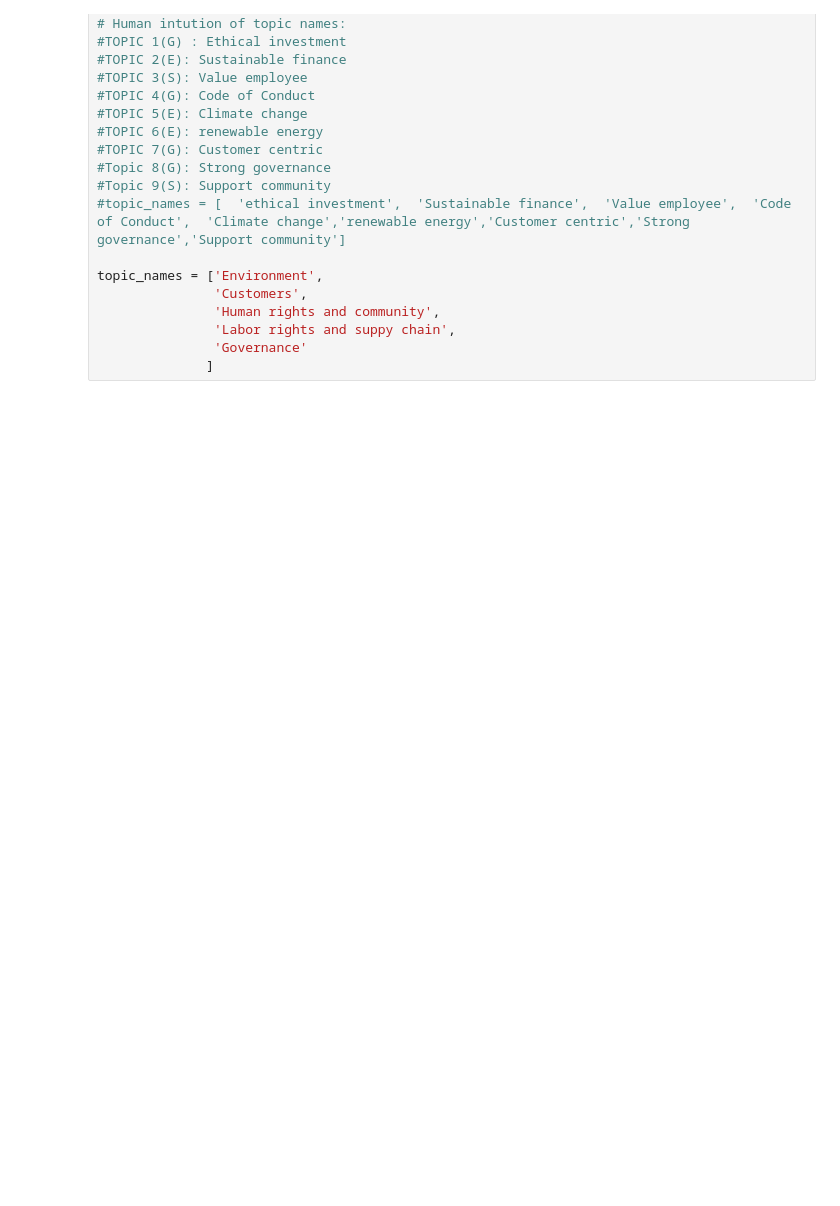
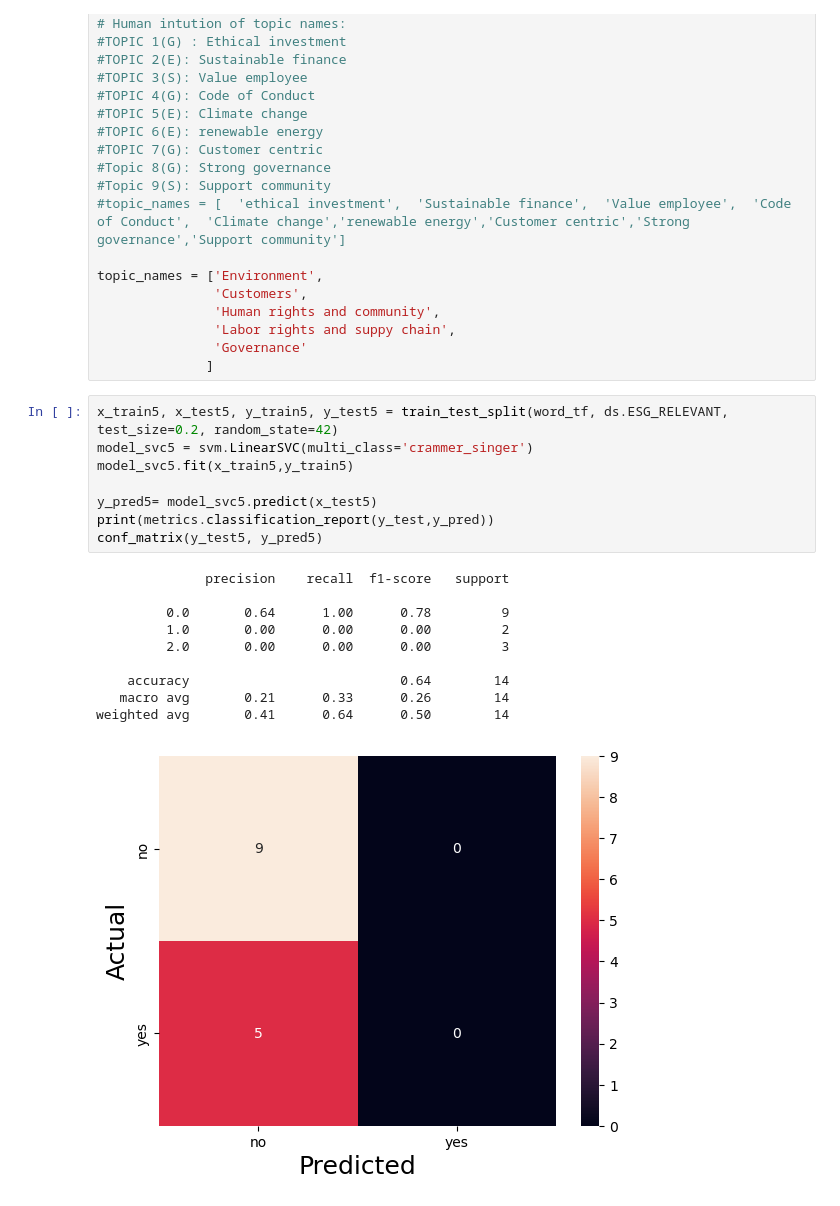
Before and after one commit to saket-sahu/esg, a Jupyter notebook: python_code/esg.ipynb, the cells around one changed output. Cells and saved outputs as stored; diff of their text form; blank space fills up the shorter version.

```diff
--- a/python_code/esg.ipynb
+++ b/python_code/esg.ipynb
@@ -207,3 +195,22 @@ topic_names = ['Environment',
                'Labor rights and suppy chain',
                'Governance'
               ]
+# %%
+x_train5, x_test5, y_train5, y_test5 = train_test_split(word_tf, ds.ESG_RELEVANT, test_size=0.2, random_state=42)
+model_svc5 = svm.LinearSVC(multi_class='crammer_singer')
+model_svc5.fit(x_train5,y_train5)
+
+y_pred5= model_svc5.predict(x_test5)
+print(metrics.classification_report(y_test,y_pred))
+conf_matrix(y_test5, y_pred5)
+# %% [output]
+              precision    recall  f1-score   support
+
+         0.0       0.64      1.00      0.78         9
+         1.0       0.00      0.00      0.00         2
+         2.0       0.00      0.00      0.00         3
+
+    accuracy                           0.64        14
+   macro avg       0.21      0.33      0.26        14
+weighted avg       0.41      0.64      0.50        14
+[figure, added]
```
Also changed, not shown: parts of 19 cells of this notebook, 2 other files.
